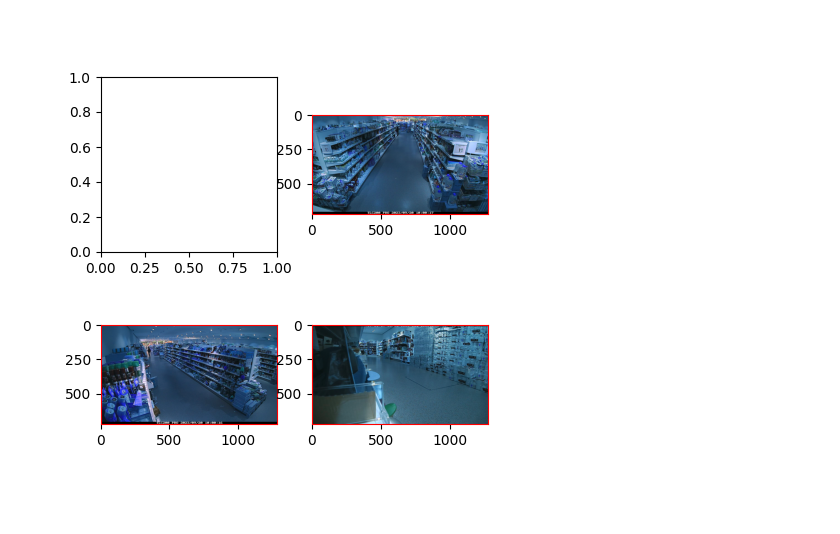
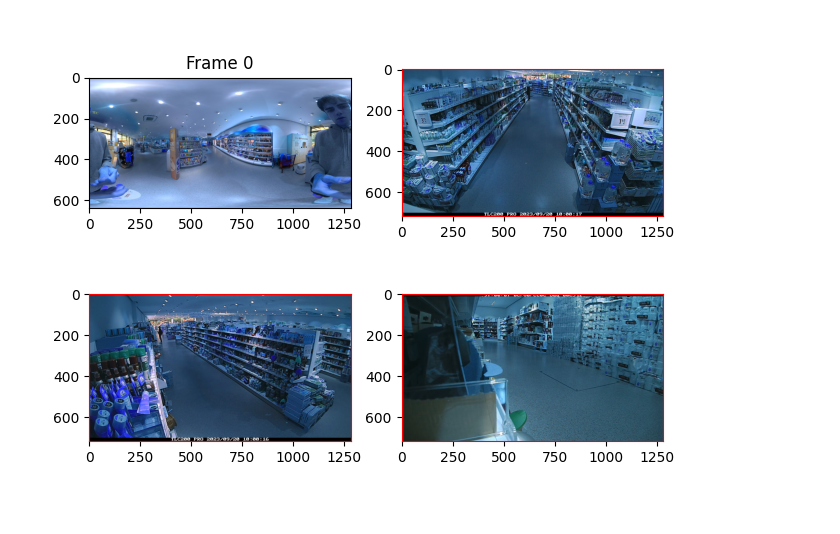
Before and after one commit to cvlab-epfl/MARMOT, a Jupyter notebook: code/0-calibration/camera_selection.ipynb, the cells around one changed output. Drawn from its saved outputs; the diff is of its cells as text; code cells hidden in the pictures.

```diff
--- a/code/0-calibration/camera_selection.ipynb
+++ b/code/0-calibration/camera_selection.ipynb
@@ -54,7 +54,7 @@ for cam in cams:
     if omni_tag in camera.name:
         omni_cam = camera
         len_360 = len(camera)
-        omni_imgs = camera.extract(range(0, len_360, 30))
+        omni_imgs = camera.extract(range(0, len_360, 30), output_img_long_side=1280)
         continue
     sample_images.append(camera.extract([10])[0])
 # %% [output]
@@ -89,9 +89,12 @@ toggle_states = [False] * num_cameras  # Initially all cameras are toggled on
 
 
 # Create figure and axes for the images
-fig, axarr = plt.subplots(grid_size, grid_size, figsize=(5, 5))
+fig, axarr = plt.subplots(grid_size, grid_size)
 axarr = axarr.flatten()
 frame_index = 0
+axarr[0].imshow(omni_imgs[frame_index])
+axarr[0].set_title(f"Frame {frame_index}")
+
 # Function to update the image for the first camera
 def update_first_camera(change):
     global frame_index
@@ -101,25 +104,8 @@ def update_first_camera(change):
     # img = omni_cam.extract([current_frame])[0]
     # print(img.shape)
     axarr[0].imshow(omni_imgs[frame_index])
+    axarr[0].set_title(f"Frame {frame_index}")
     plt.draw()
-
-# Function to handle clicks on camera images
-# def on_click(event, cam_index, frame_index):
-#     if event.inaxes in axarr[cam_index].get_children():
-#         if cam_index == 0:
-#             # Toggle state for the first camera does not affect frame selection
-#             return
-#         if toggle_states[cam_index]:
-#             # Camera is on, add the frame index
-#             selected_frames[f'cam{cam_index+1}'].append(frame_index)
-#         else:
-#             # Toggle the state of the camera
-#             toggle_states[cam_index] = not toggle_states[cam_index]
-#             axarr[cam_index].spines['top'].set_color('green' if toggle_states[cam_index] else 'red')
-#             axarr[cam_index].spines['bottom'].set_color('green' if toggle_states[cam_index] else 'red')
-#             axarr[cam_index].spines['left'].set_color('green' if toggle_states[cam_index] else 'red')
-#             axarr[cam_index].spines['right'].set_color('green' if toggle_states[cam_index] else 'red')
-#             plt.draw()
 
 def create_on_click_function(cam_index):
     global frame_index
@@ -166,10 +152,62 @@ for i in range(num_cameras + 1, grid_size**2):
     axarr[i].axis('off')
 
 # Create a slider for the first camera
-slider = widgets.IntSlider(min=0, max=len(omni_imgs), step=1, value=0)
+slider = widgets.IntSlider(min=0, max=len(omni_imgs)-1, step=1, value=0)
 slider.observe(update_first_camera, names='value')
+
+# tight layout and display the figure
+fig.tight_layout()
 
 # Display the slider
 display(slider)
+
+def create_camera_subsets(cameras, total_length_360, fps_360):
+    # Calculate the number of segments and segment length
+    num_segments = total_length_360 / (fps_360 * 30)
+    segment_length = total_length_360 / num_segments
+
+    # Initialize data structure for camera subsets
+    camera_subsets = [set() for _ in range(int(num_segments))]
+
+    # Iterate over each camera and their time intervals
+    for cam_id, time_intervals in cameras.items():
+        for i in range(0, len(time_intervals), 2):
+            if len(time_intervals) % 2 != 0:
+                time_intervals.append(total_length_360)
+            start_time, end_time = list(time_intervals)[i], list(time_intervals)[i+1]
+            start_segment = int(start_time // segment_length)
+            end_segment = int(end_time // segment_length)
+
+            # Assign camera to the appropriate segment(s) and combine segments if necessary
+            for segment in range(start_segment, end_segment):
+                camera_subsets[segment].add(cam_id)
+
+    # Convert sets back to lists for easier use
+    camera_subsets = [list(subset) for subset in camera_subsets]
+    return_dict = {}
+    for i, item in enumerate(camera_subsets):
+        return_dict[f"segment_{i}"] = {"start_time" : segment_length * i,
+                          "end_time" : segment_length * (i+1) - 1,
+                          "cameras" : item}
+
+    return return_dict
+
+def save_json(button):
+    # total_length_360 = 3600  # Total length of 360 footage in seconds
+    fps_360 = 30  # Frame rate of the 360 footage
+
+    camera_subsets = create_camera_subsets(selected_frames, len_360, fps_360)
+    # save segments
+    write_json(extrinsics_path / 'selected_frames.json', camera_subsets)
+    log.info(f"Saved selected frames to {extrinsics_path / 'selected_frames.json'}")
+
+
+
+# Create a button for saving the JSON file
+save_button = widgets.Button(description="Save JSON")
+save_button.on_click(save_json)
+
+# Display the button
+display(save_button)
 # %% [output]
 [interactive output not drawn]
@@ -176 +215 @@ display(slider)
-[figure, old version]
+[figure, new version]
```
Also changed, not shown: parts of 5 cells of this notebook, 6 other files.
